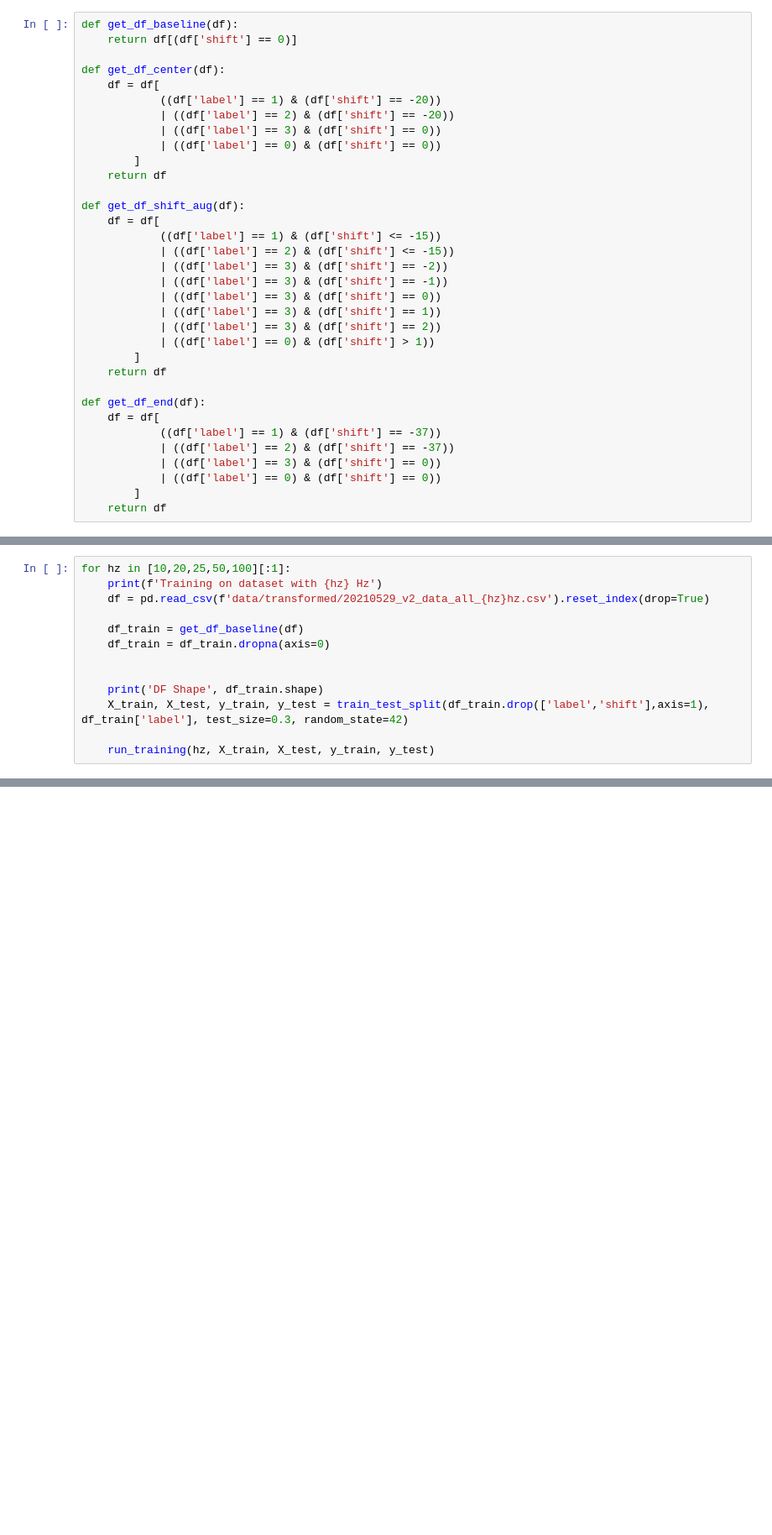
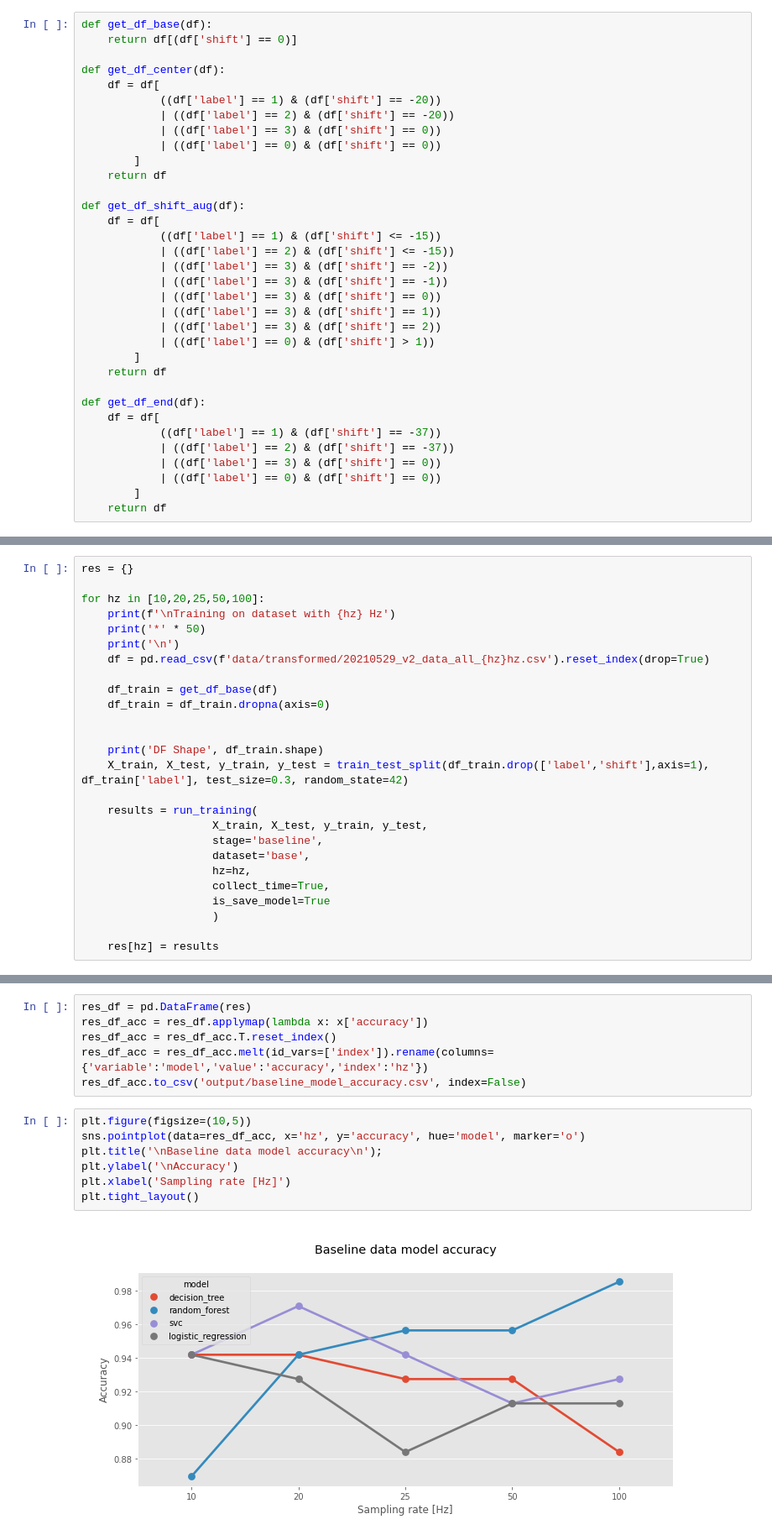
Before and after one commit to tkeyo/tinyml-esp-data, a Jupyter notebook: 2-baseline-model.ipynb, the cells around one changed output, grey strips where cells are left out. Shown at 84% size. Drawn from its saved outputs; the diff is of its cells as text; blank space fills up the shorter version.

Commit message:
validation dataset

```diff
--- a/2-baseline-model.ipynb
+++ b/2-baseline-model.ipynb
@@ -193,5 +133,5 @@ def train_logistic_regression(X_train, X_test, y_train, y_test, hz, direc):
 # %%
-def get_df_baseline(df):
+def get_df_base(df):
     return df[(df['shift'] == 0)]
 
 def get_df_center(df):
@@ -364,17 +207,30 @@ def run_training(hz, X_train, X_test, y_train, y_test, collect_time=False):
 
     return collect_metrics
 # %%
-for hz in [10,20,25,50,100][:1]:
-    print(f'Training on dataset with {hz} Hz')
+res = {}
+
+for hz in [10,20,25,50,100]:
+    print(f'\nTraining on dataset with {hz} Hz')
+    print('*' * 50)
+    print('\n')
     df = pd.read_csv(f'data/transformed/20210529_v2_data_all_{hz}hz.csv').reset_index(drop=True)
 
-    df_train = get_df_baseline(df)
+    df_train = get_df_base(df)
     df_train = df_train.dropna(axis=0)
 
 
     print('DF Shape', df_train.shape)
     X_train, X_test, y_train, y_test = train_test_split(df_train.drop(['label','shift'],axis=1), df_train['label'], test_size=0.3, random_state=42)
 
-    run_training(hz, X_train, X_test, y_train, y_test)
+    results = run_training(
+                    X_train, X_test, y_train, y_test,
+                    stage='baseline',
+                    dataset='base',
+                    hz=hz,
+                    collect_time=True,
+                    is_save_model=True
+                    )
+
+    res[hz] = results
 # %% [output]
 Training on dataset with 10 Hz
@@ -385,0 +253,15 @@ TypeError: 'DecisionTreeClassifier' object is not callable
+# %%
+res_df = pd.DataFrame(res)
+res_df_acc = res_df.applymap(lambda x: x['accuracy'])
+res_df_acc = res_df_acc.T.reset_index()
+res_df_acc = res_df_acc.melt(id_vars=['index']).rename(columns={'variable':'model','value':'accuracy','index':'hz'})
+res_df_acc.to_csv('output/baseline_model_accuracy.csv', index=False)
+# %%
+plt.figure(figsize=(10,5))
+sns.pointplot(data=res_df_acc, x='hz', y='accuracy', hue='model', marker='o')
+plt.title('\nBaseline data model accuracy\n');
+plt.ylabel('\nAccuracy')
+plt.xlabel('Sampling rate [Hz]')
+plt.tight_layout()
+# %% [output]
+[figure, added]
```
Also changed, not shown: parts of 20 cells of this notebook, 2 other files.
